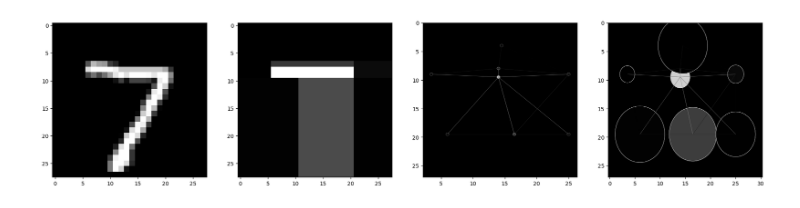
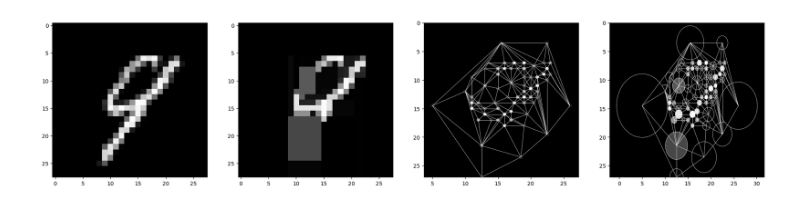
Before and after one commit to mubasshirMurshed/Cuboidal_Partitioning_Deep_Learning_Project, a Jupyter notebook: utils/visualise.ipynb, the cells around one changed output. Saved outputs shown, nothing was run; the diff lists cells and outputs as text; code cells hidden in the pictures.

```diff
--- a/utils/visualise.ipynb
+++ b/utils/visualise.ipynb
@@ -13,17 +13,16 @@ import numpy as np
 # %%
 def plot(idx, num_cuboids, is_rgb=False):
-    data_path = Path(os.path.abspath('')).parent / Path("data/source/MNIST")
-    original_dataset = MNIST(root=data_path, train=False)
-    cuboidal_dataset = MNIST(root=data_path, train=False, transform=CuPIDTransform(num_cuboids))
+    original_dataset = MyMNIST().test()
+    cuboidal_dataset = MyMNIST(transform=CuPIDTransform(num_cuboids)).test()
 
     #TODO Make this not dependent on Graph Dataset CSV
-    graphical_dataset = GraphDataset_CSV(root=str(data_path.parent.parent / "csv") + "/",
-                                        dataset="mnist",
+    graphical_dataset = Graph_Dataset_CSV(root=r"D:\Python\Cuboidal_Partitioning_Deep_Learning_Project\data\csv\\",
+                                        name="mnist",
                                         split="Test",
                                         mode="CP",
                                         num_segments=num_cuboids,
-                                        x_centre=True,
-                                        y_centre=True,
+                                        x_center=True,
+                                        y_center=True,
                                         colour=True,
                                         num_pixels=True)
     fig, (ax1, ax2, ax3, ax4) = plt.subplots(nrows=1, ncols=4, figsize=(24, 20))
@@ -73,14 +72,17 @@ def plot(idx, num_cuboids, is_rgb=False):
         colour = (col_src + col_dst)/2
 
         # Plot line from (x_src, y_src) to (x_dst, y_dst)
-        ax3.plot([x_src, x_dst], [y_src, y_dst], color=str(colour.item()), linestyle='-', linewidth=0.5)
-        ax4.plot([x_src, x_dst], [y_src, y_dst], color=str(colour.item()), linestyle='-', linewidth=0.5)
+        # ax3.plot([x_src, x_dst], [y_src, y_dst], color=str(colour.item()), linestyle='-', linewidth=0.5)
+        # ax4.plot([x_src, x_dst], [y_src, y_dst], color=str(colour.item()), linestyle='-', linewidth=0.5)
+
+        ax3.plot([x_src, x_dst], [y_src, y_dst], color="w", linestyle='-', linewidth=0.5)
+        ax4.plot([x_src, x_dst], [y_src, y_dst], color="w", linestyle='-', linewidth=0.5)
 
     ax3.set_box_aspect(1)
     ax4.set_box_aspect(1)
     plt.show()
 # %%
-idx = 0
-plot(idx, 8, is_rgb=False)
+idx = 92
+plot(idx, 64, is_rgb=False)
 # %% [output]
-[figure, old version]
+[figure, new version]
```
Also changed, not shown: parts of 2 cells of this notebook, 17 other files.
